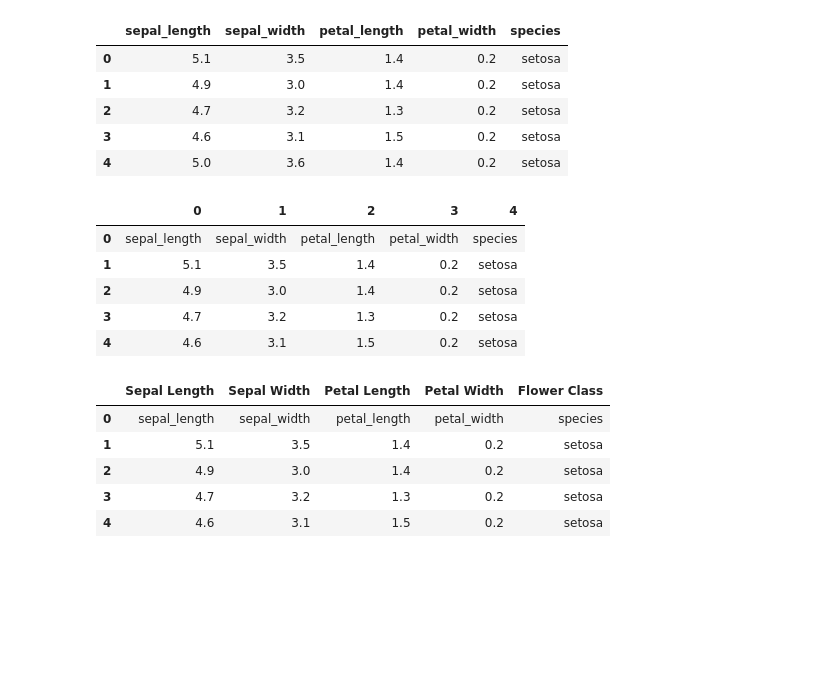
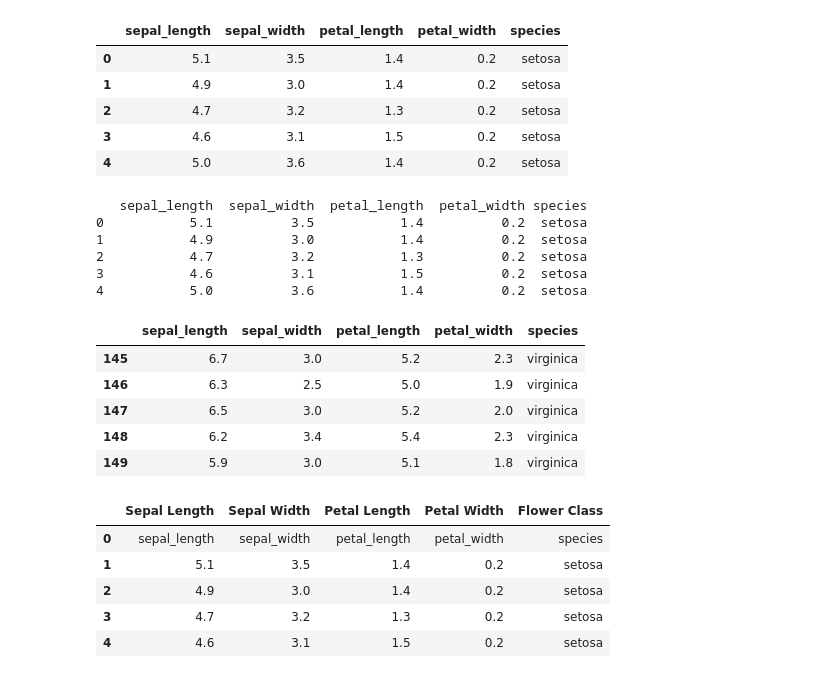
Before and after one commit to apoorvsemwal/Scale_Up, a Jupyter notebook: Python/Practice/Iris1.ipynb, the cells around one changed output. Saved outputs shown, nothing was run; the diff lists cells and outputs as text; code cells hidden in the pictures; blank space fills up the shorter version.

```diff
--- a/Python/Practice/Iris1.ipynb
+++ b/Python/Practice/Iris1.ipynb
@@ -35,15 +35,22 @@ df.head() #Data is coming as cols.
 # %%
 #By default header was infered so we stop it using header
 df = pd.read_csv('iris.csv', header=-1)
-# %%
-df.head()
-# %% [output]
-|  | 0 | 1 | 2 | 3 | 4 |
-| 0 | sepal_length | sepal_width | petal_length | petal_width | species |
-| 1 | 5.1 | 3.5 | 1.4 | 0.2 | setosa |
-| 2 | 4.9 | 3.0 | 1.4 | 0.2 | setosa |
-| 3 | 4.7 | 3.2 | 1.3 | 0.2 | setosa |
-| 4 | 4.6 | 3.1 | 1.5 | 0.2 | setosa |
+# %%
+print(df.head())
+df.tail()
+# %% [output]
+   sepal_length  sepal_width  petal_length  petal_width species
+0           5.1          3.5           1.4          0.2  setosa
+1           4.9          3.0           1.4          0.2  setosa
+2           4.7          3.2           1.3          0.2  setosa
+3           4.6          3.1           1.5          0.2  setosa
+4           5.0          3.6           1.4          0.2  setosa
+|  | sepal_length | sepal_width | petal_length | petal_width | species |
+| 145 | 6.7 | 3.0 | 5.2 | 2.3 | virginica |
+| 146 | 6.3 | 2.5 | 5.0 | 1.9 | virginica |
+| 147 | 6.5 | 3.0 | 5.2 | 2.0 | virginica |
+| 148 | 6.2 | 3.4 | 5.4 | 2.3 | virginica |
+| 149 | 5.9 | 3.0 | 5.1 | 1.8 | virginica |
 # %%
 col_names = ['Sepal Length', 'Sepal Width', 'Petal Length', 'Petal Width', 'Flower Class']
 #Arranging and renaming Cols using Python List
```
Also changed, not shown: parts of 19 cells of this notebook, 1 other file.
